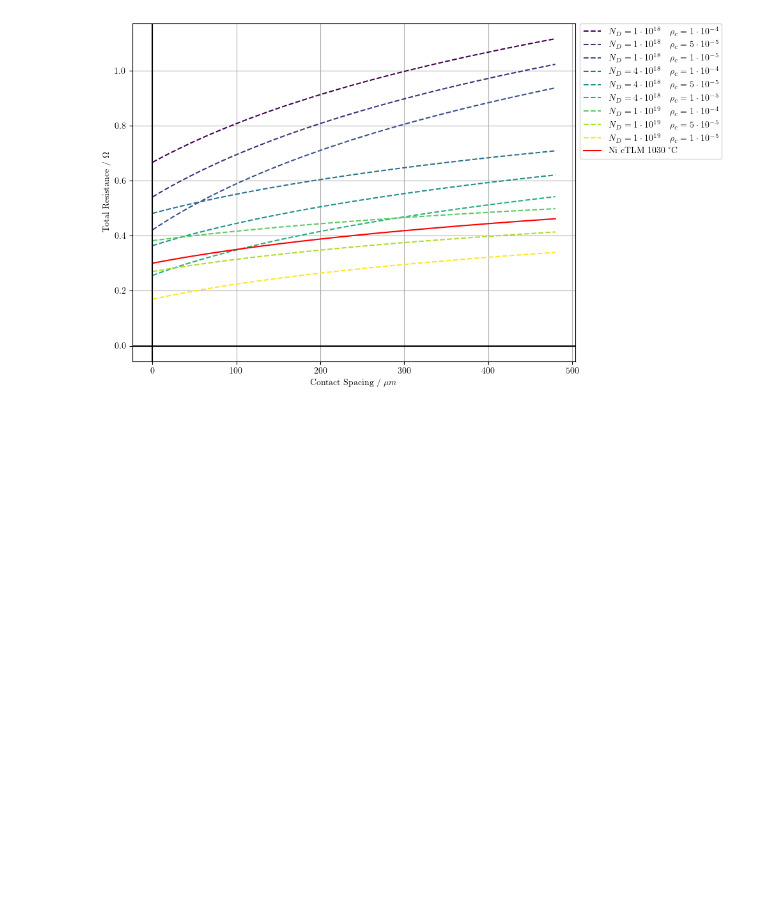
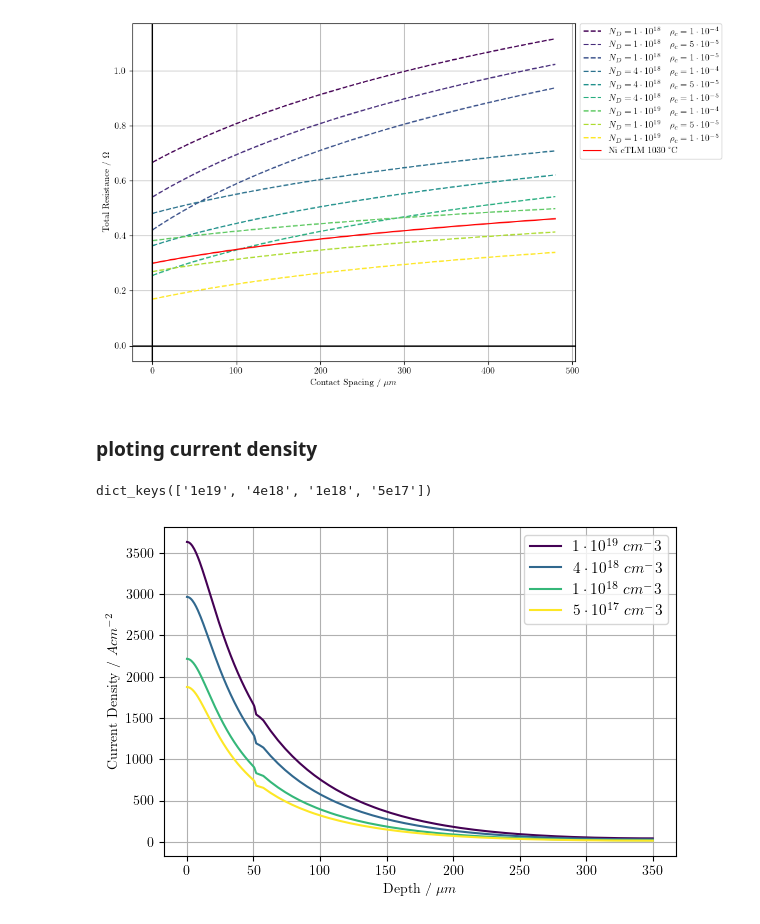
Before and after one commit to XXLutz13/Master_data, a Jupyter notebook: TLM-CTLM/cTLM_simulation_data.ipynb, the cells around one changed output. Cells and saved outputs as stored; diff of their text form; code cells hidden in the pictures; blank space fills up the shorter version.

Commit message:
working on simulation

```diff
--- a/TLM-CTLM/cTLM_simulation_data.ipynb
+++ b/TLM-CTLM/cTLM_simulation_data.ipynb
@@ -235,3 +235,37 @@ plt.grid(True)
 plt.show()
 # %% [output]
 [figure]
+# %% [markdown]
+### ploting current density
+# %%
+folder_path = r"K:\tech_stud\Hager_Lutz\Master\Data\Simulation\currentDensities_350um_1e-4"
+
+dict_of_simulations = {}
+for file in os.listdir(folder_path):
+    if file.endswith('.csv'):
+
+        currentDens = pd.read_csv(os.path.join(folder_path, file), header=1)
+        currentDens.columns = ['depth', 'CurrentDensity']
+        dict_of_simulations[os.path.splitext(os.path.basename(file))[0]] = currentDens
+
+dict_of_simulations = dict(sorted(dict_of_simulations.items(), key=lambda x: float(x[0]), reverse=True))
+print(dict_of_simulations.keys())
+# %% [output]
+dict_keys(['1e19', '4e18', '1e18', '5e17'])
+# %%
+fig = plt.figure(figsize=(6, 4))
+
+colors = plt.get_cmap('viridis', len(dict_of_simulations))
+# plt.semilogy(currentDens['depth'], currentDens['CurrentDensity'])
+for index, doping in enumerate(dict_of_simulations):
+    plt.plot(dict_of_simulations[doping]['depth'], dict_of_simulations[doping]['CurrentDensity'], label=f'${sci_notation_latex(float(doping), precision=0)}$ $cm^{-3}$', color=colors(index))
+
+plt.xlabel('Depth / $\\mu m$')
+plt.ylabel('Current Density / $Acm^{-2}$')
+plt.grid(True)
+plt.legend(fontsize=11)
+plt.tight_layout()
+# plt.savefig(os.path.join('../Images/Simulation', 'currentDensity.pdf'), dpi=300)
+plt.show()
+# %% [output]
+[figure, added]
```
Also changed, not shown: 26 other files.
